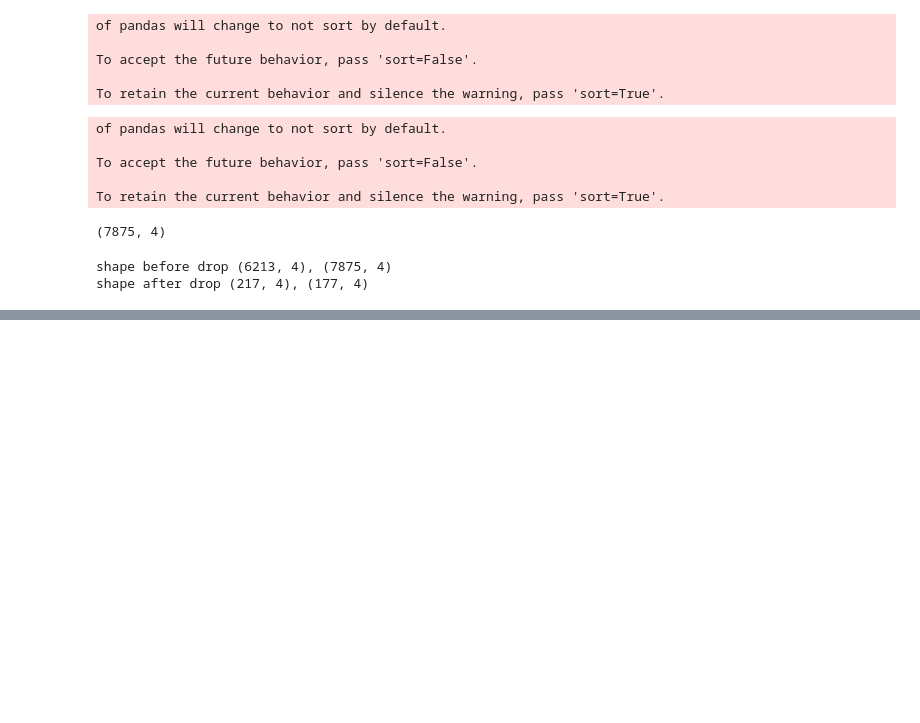
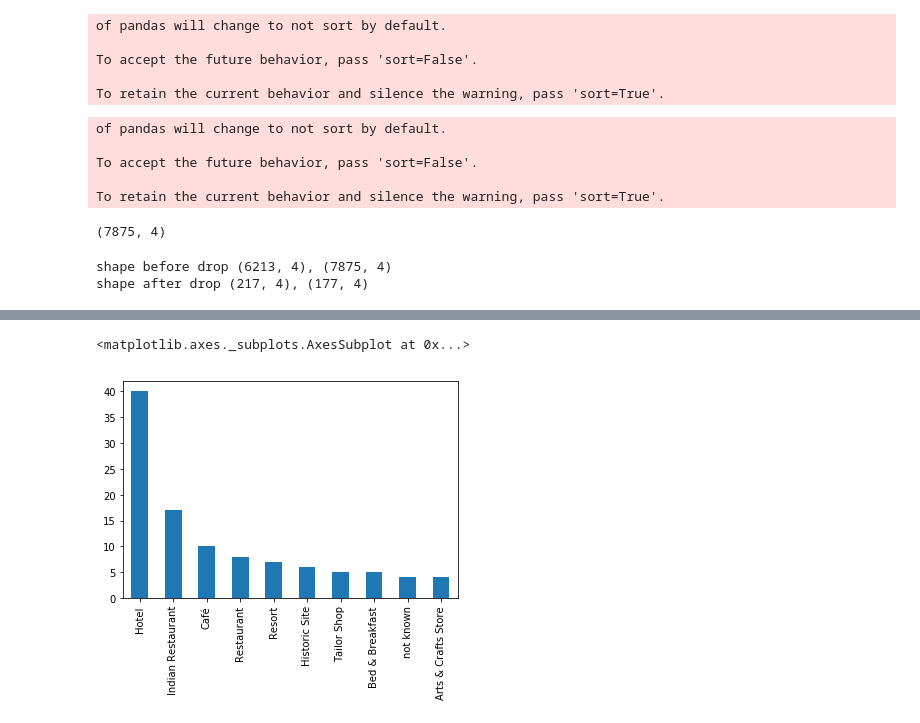
Before and after one commit to jainvishudh/Coursera_Capstone, a Jupyter notebook: Week 2 Capstone final assignment.ipynb, the cells around one changed output, grey strips where cells are left out. Drawn from its saved outputs; the diff is of its cells as text; code cells hidden in the pictures; blank space fills up the shorter version.

```diff
--- a/Week 2 Capstone final assignment.ipynb
+++ b/Week 2 Capstone final assignment.ipynb
@@ -244,0 +348,5 @@ shape after drop (217, 4), (177, 4)
+# %%
+udaipur_places.Category.value_counts()[:10].plot(kind = 'bar')
+# %% [output]
+<matplotlib.axes._subplots.AxesSubplot at 0x...>
+[figure, added]
```
Also changed, not shown: parts of 6 cells of this notebook.
